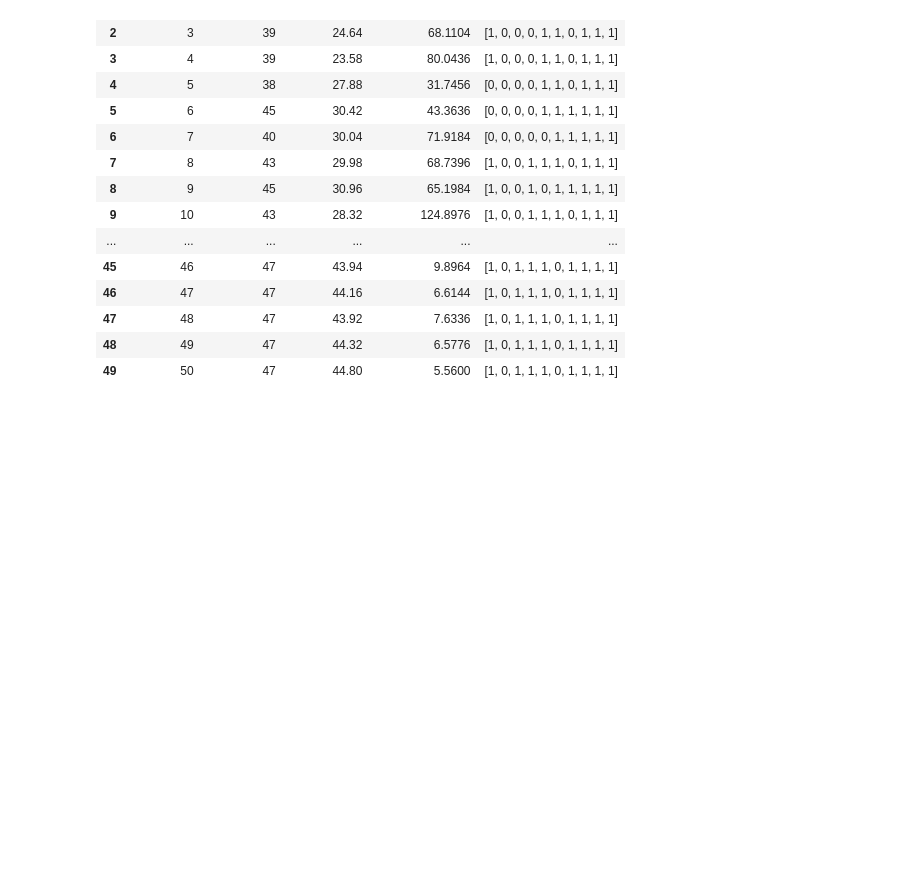
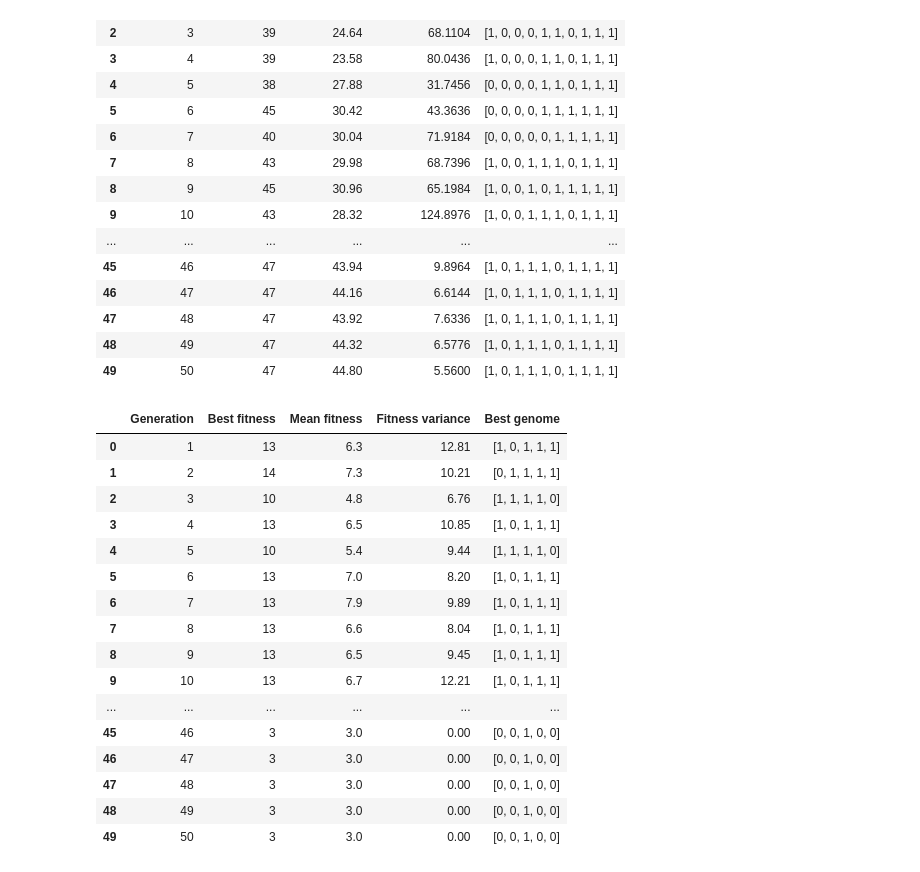
Before and after one commit to Mathias-Yap/knapsack-TSP-evo-alg, a Jupyter notebook: src/experiments.ipynb, the cells around one changed output. Cells and saved outputs as stored; diff of their text form; code cells hidden in the pictures; blank space fills up the shorter version.

```diff
--- a/src/experiments.ipynb
+++ b/src/experiments.ipynb
@@ -118,3 +168,26 @@ alg.get_history()
 | 47 | 48 | 47 | 43.92 | 7.6336 | [1, 0, 1, 1, 1, 0, 1, 1, 1, 1] |
 | 48 | 49 | 47 | 44.32 | 6.5776 | [1, 0, 1, 1, 1, 0, 1, 1, 1, 1] |
 | 49 | 50 | 47 | 44.80 | 5.5600 | [1, 0, 1, 1, 1, 0, 1, 1, 1, 1] |
+# %%
+import _pickle as cPickle
+with open(r"objects1/5000.pkl", "rb") as input_file:
+    e = cPickle.load(input_file)
+e.get_history()
+# %% [output]
+|  | Generation | Best fitness | Mean fitness | Fitness variance | Best genome |
+| 0 | 1 | 13 | 6.3 | 12.81 | [1, 0, 1, 1, 1] |
+| 1 | 2 | 14 | 7.3 | 10.21 | [0, 1, 1, 1, 1] |
+| 2 | 3 | 10 | 4.8 | 6.76 | [1, 1, 1, 1, 0] |
+| 3 | 4 | 13 | 6.5 | 10.85 | [1, 0, 1, 1, 1] |
+| 4 | 5 | 10 | 5.4 | 9.44 | [1, 1, 1, 1, 0] |
+| 5 | 6 | 13 | 7.0 | 8.20 | [1, 0, 1, 1, 1] |
+| 6 | 7 | 13 | 7.9 | 9.89 | [1, 0, 1, 1, 1] |
+| 7 | 8 | 13 | 6.6 | 8.04 | [1, 0, 1, 1, 1] |
+| 8 | 9 | 13 | 6.5 | 9.45 | [1, 0, 1, 1, 1] |
+| 9 | 10 | 13 | 6.7 | 12.21 | [1, 0, 1, 1, 1] |
+| ... | ... | ... | ... | ... | ... |
+| 45 | 46 | 3 | 3.0 | 0.00 | [0, 0, 1, 0, 0] |
+| 46 | 47 | 3 | 3.0 | 0.00 | [0, 0, 1, 0, 0] |
+| 47 | 48 | 3 | 3.0 | 0.00 | [0, 0, 1, 0, 0] |
+| 48 | 49 | 3 | 3.0 | 0.00 | [0, 0, 1, 0, 0] |
+| 49 | 50 | 3 | 3.0 | 0.00 | [0, 0, 1, 0, 0] |
```
Also changed, not shown: parts of 13 cells of this notebook, 2 other files.
